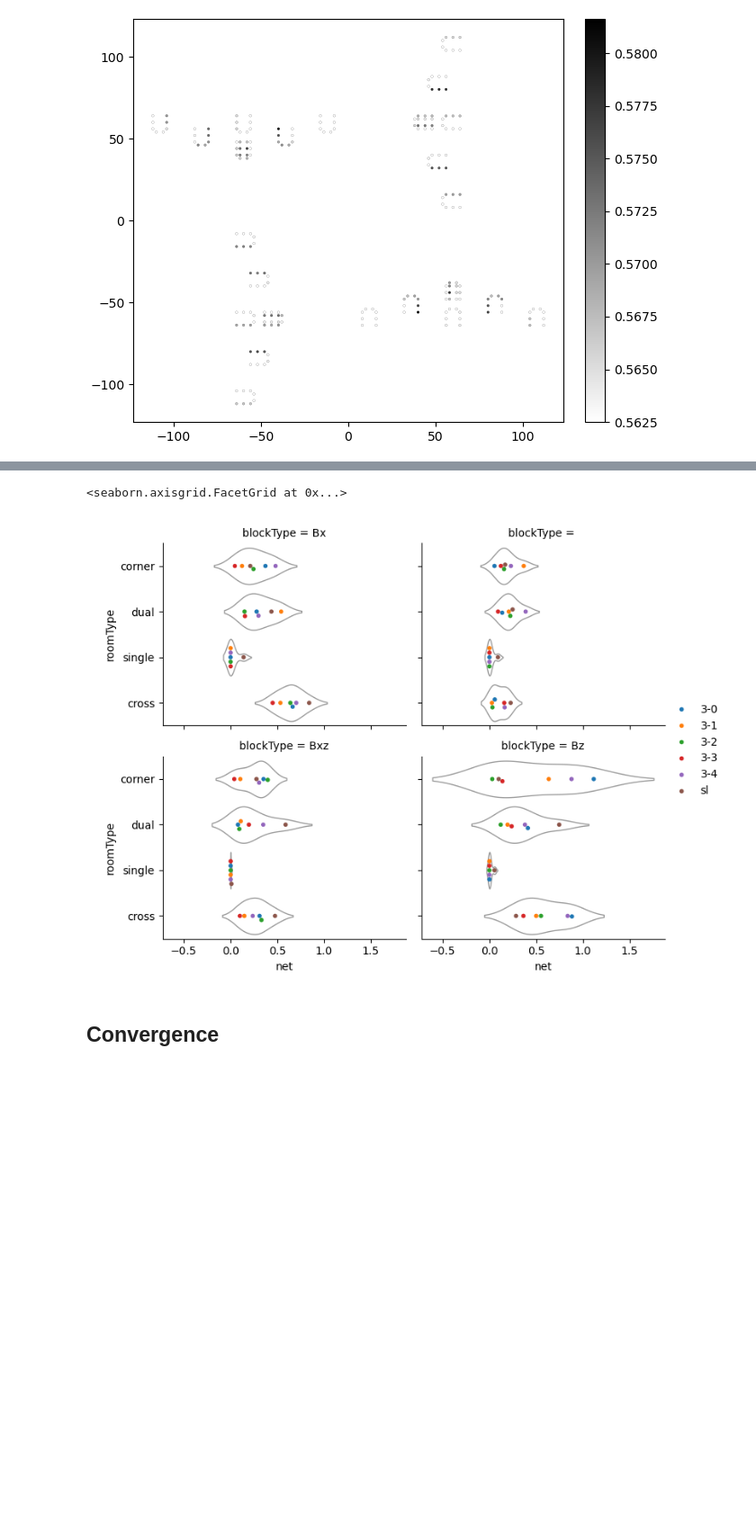
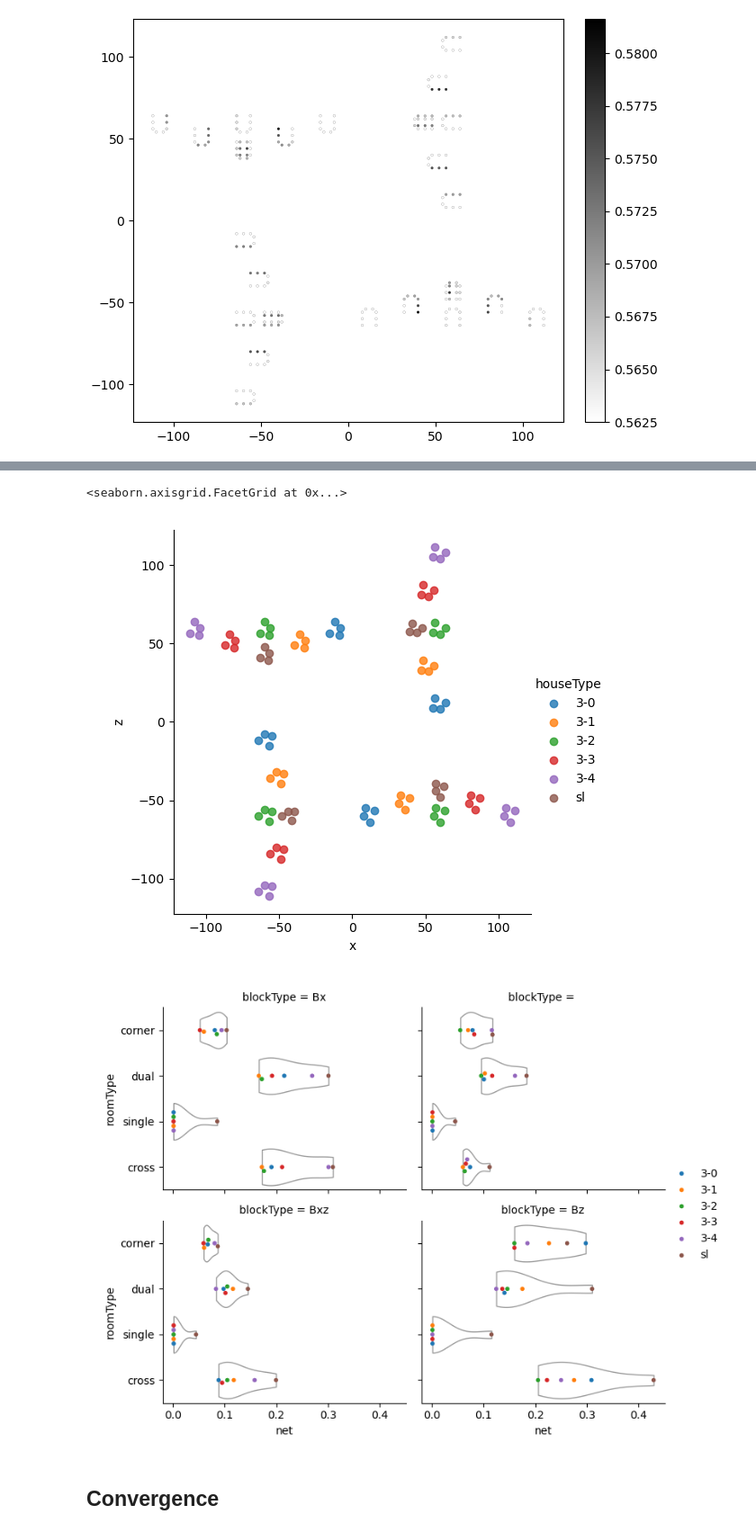
Before and after one commit to nbachand/city_block_cfd, a Jupyter notebook: config2_post-interior.ipynb, the cells around one changed output, grey strips where cells are left out. Shown at 90% size. Cells and saved outputs as stored; diff of their text form; code cells hidden in the pictures; blank space fills up the shorter version.

```diff
--- a/config2_post-interior.ipynb
+++ b/config2_post-interior.ipynb
@@ -175,7 +178,7 @@ def norm_norm_blocks(data_dict):
 #         'xlabel' : 'time $[s]$',
 #         'horizontal spacing' : probes.probe_times,
 #         },
-#     processing = [norm_norm_windows, norm_norm_blocks],
+#     processing = [norm_vent, norm_norm_windows, norm_norm_blocks],
 #     parrallel=True
 #     )
 
@@ -184,7 +187,7 @@ z_mean = probes.statistics(
     names = [name for name in  probes.probe_names if "zwindow" in name],
     steps = probes.probe_steps[start:stop:by],
     quants = qois,
-    processing = [probePost.time_average, norm_norm_windows, norm_norm_blocks],
+    processing = [norm_vent, probePost.time_average, norm_norm_windows, norm_norm_blocks],
     parrallel=False
     )
 
@@ -193,7 +196,7 @@ z_rms = probes.statistics(
     names = [name for name in  probes.probe_names if "zwindow" in name],
     steps = probes.probe_steps[start:stop:by],
     quants = qois,
-    processing = [probePost.time_rms],
+    processing = [norm_vent, probePost.time_rms],
     parrallel=False
     )
 
@@ -202,7 +205,7 @@ z_net = probes.statistics(
     names = [name for name in  probes.probe_names if "zwindow" in name],
     steps = probes.probe_steps[start:stop:by],
     quants = qois,
-    processing = [abs_values, probePost.time_average],
+    processing = [norm_vent, abs_values, probePost.time_average],
     parrallel=False
     )
 
@@ -240,7 +243,7 @@ y_mean = probes.statistics(
     names = [name for name in  probes.probe_names if "skylight" in name],
     steps = probes.probe_steps[start:stop:by],
     quants = qois,
-    processing = [probePost.time_average, flip_data],
+    processing = [norm_vent, probePost.time_average, flip_data],
     parrallel=False
     )
 
@@ -249,7 +252,7 @@ y_rms = probes.statistics(
     names = [name for name in  probes.probe_names if "skylight" in name],
     steps = probes.probe_steps[start:stop:by],
     quants = qois,
-    processing = [probePost.time_rms],
+    processing = [norm_vent, probePost.time_rms],
     parrallel=False
     )
 
@@ -258,7 +261,7 @@ y_net = probes.statistics(
     names = [name for name in  probes.probe_names if "skylight" in name],
     steps = probes.probe_steps[start:stop:by],
     quants = qois,
-    processing = [abs_values, probePost.time_average],
+    processing = [norm_vent, abs_values, probePost.time_average],
     parrallel=False
     )
 
@@ -294,3 +297,10 @@ for window, row in flowStats.iterrows():
 flowStats["windowType"] = windowType
 flowStats["houseType"] = houseType
 flowStats["blockType"] = blockType
+
+retrievedIndex = flowStats.index
+locs = probes.get_avg_locations()
+flowStats = pd.concat([flowStats, locs], axis = "columns")
+flowStats["area"] = probes.areas
+flowStats = flowStats.loc[retrievedIndex]
+flowStats
@@ -414,13 +418,15 @@ roomVentilation = pd.DataFrame(roomVentilation).T
 roomLocs = pd.DataFrame(roomLocs).T
 roomLocs = roomLocs.map(lambda L: np.mean(L))
 
+roomVentilation = pd.concat([roomVentilation, roomLocs], axis = "columns")
+
 fig, ax=plt.subplots(1, 1, constrained_layout =True)
-im=ax.scatter(roomLocs.loc[roomVentilation.index, 'x'], roomLocs.loc[roomVentilation.index, 'z'], s=4, c=roomVentilation["mean"], cmap='binary', edgecolors="black", linewidths=.1)
+im=ax.scatter(roomVentilation['x'], roomVentilation['z'], s=4, c=roomVentilation["mean"], cmap='binary', edgecolors="black", linewidths=.1)
 fig.colorbar(im)
 plt.savefig(f'{home_dir}/CHARLES/{category}/R{run}/plots/meanRooms', bbox_inches="tight")
 
 fig, ax=plt.subplots(1, 1, constrained_layout =True)
-im=ax.scatter(roomLocs.loc[roomVentilation.index, 'x'], roomLocs.loc[roomVentilation.index, 'z'], s=4, c=roomVentilation["net"], cmap='binary', edgecolors="black", linewidths=.1)
+im=ax.scatter(roomVentilation['x'], roomVentilation['z'], s=4, c=roomVentilation["net"], cmap='binary', edgecolors="black", linewidths=.1)
 fig.colorbar(im)
 plt.savefig(f'{home_dir}/CHARLES/{category}/R{run}/plots/netRooms', bbox_inches="tight")
 # %% [output]
@@ -458,12 +468,15 @@ g.add_legend()
 # %%
-roomVentilation
+sns.lmplot(data = roomVentilation, x = 'x', y = 'z', hue = 'houseType', fit_reg = False, palette = "tab10")
+
 g = sns.FacetGrid(roomVentilation, col = "blockType", col_wrap = 2, col_order = ["Bx", '', "Bxz", "Bz"], aspect = 1.25, legend_out = True)
-g.map(sns.violinplot, "net", "roomType", color = "1", inner = None, linewidth = 1, density_norm = "width")
+g.map(sns.violinplot, "net", "roomType", color = "1", inner = None, linewidth = 1, density_norm = "width", cut = 0)
+# g.map(sns.boxplot, "net", "roomType", color = "1", linewidth = 1, fliersize = 0)
 g.map(sns.swarmplot, "net", "roomType", "houseType", palette = "tab10", size = 4)
 g.add_legend()
 # %% [output]
 <seaborn.axisgrid.FacetGrid at 0x...>
-[figure, old version]
+[figure, new version]
+[figure, added]
 # %% [markdown]
 ## Convergence
 # %%
```
Also changed, not shown: parts of 22 cells of this notebook.
